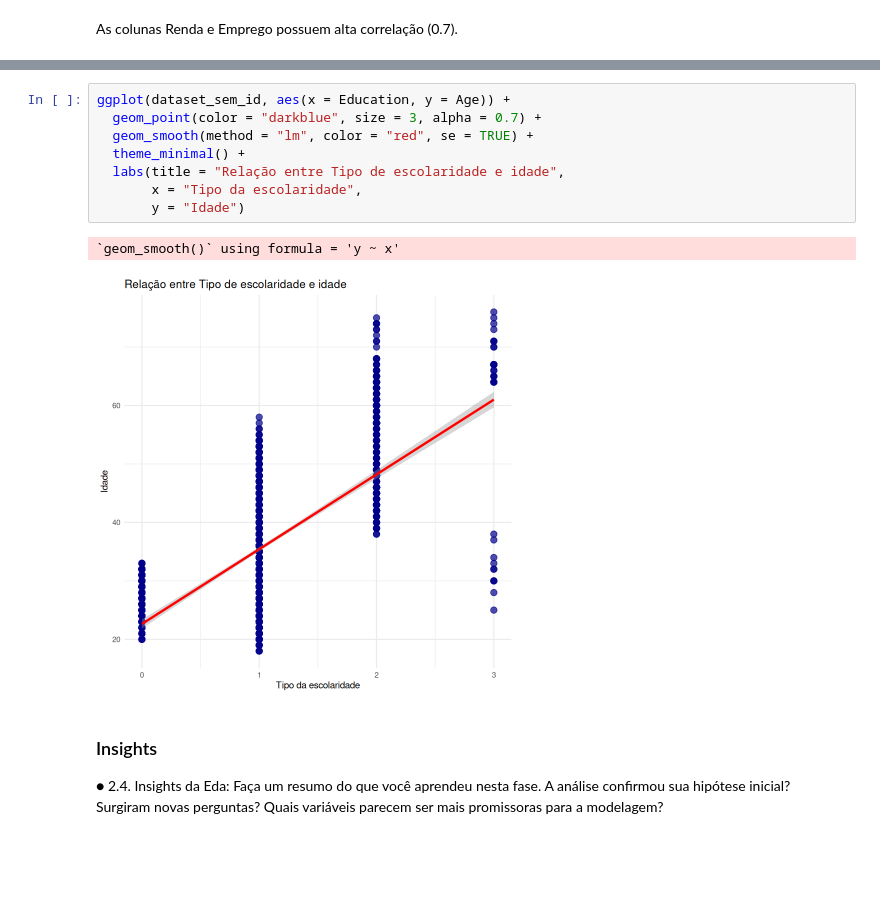
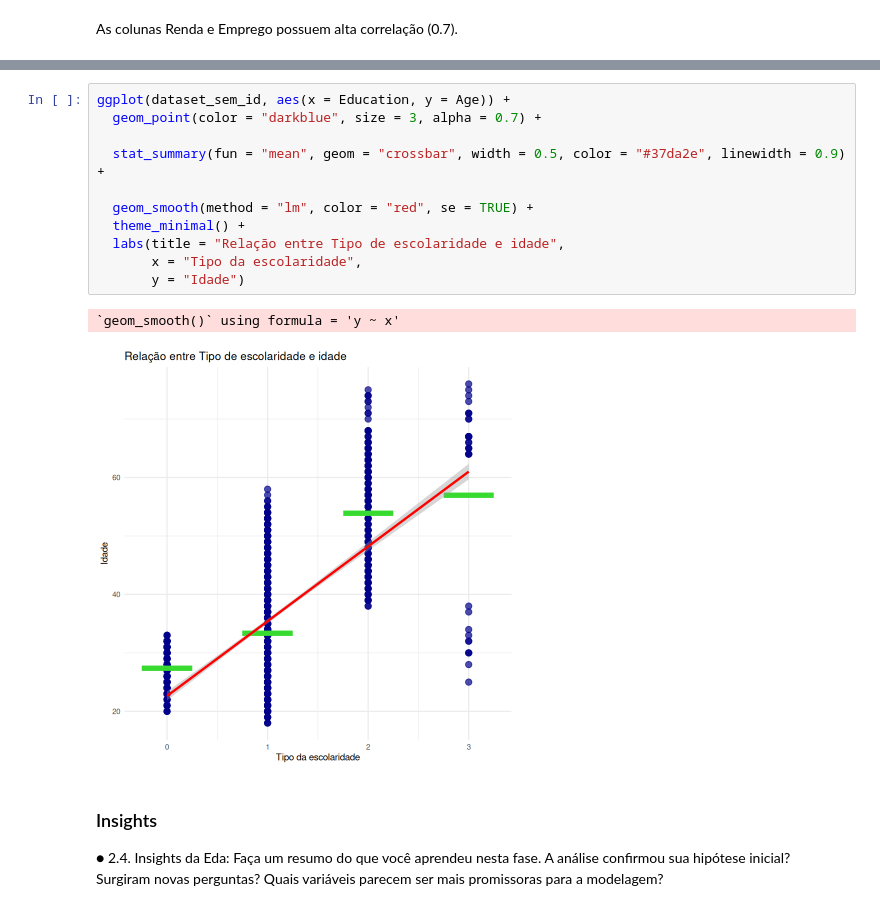
Before and after one commit to ThAlvesM/Kmean_2026-1, a Jupyter notebook: Kmean_2026-1.ipynb, the cells around one changed output, grey strips where cells are left out. Cells and saved outputs as stored; diff of their text form; blank space fills up the shorter version.

```diff
--- a/Kmean_2026-1.ipynb
+++ b/Kmean_2026-1.ipynb
@@ -646,14 +659,17 @@ ggplot(dataset_sem_id, aes(x = Occupation, y = Income)) +
 # %%
 ggplot(dataset_sem_id, aes(x = Education, y = Age)) +
   geom_point(color = "darkblue", size = 3, alpha = 0.7) +
+
+  stat_summary(fun = "mean", geom = "crossbar", width = 0.5, color = "#37da2e", linewidth = 0.9) +
+
   geom_smooth(method = "lm", color = "red", se = TRUE) +
   theme_minimal() +
   labs(title = "Relação entre Tipo de escolaridade e idade",
        x = "Tipo da escolaridade",
        y = "Idade")
 # %% [output]
 `geom_smooth()` using formula = 'y ~ x'
-[figure, old version]
+[figure, new version]
 # %% [markdown]
 ### Insights
 
```
Also changed, not shown: parts of 6 cells of this notebook.
